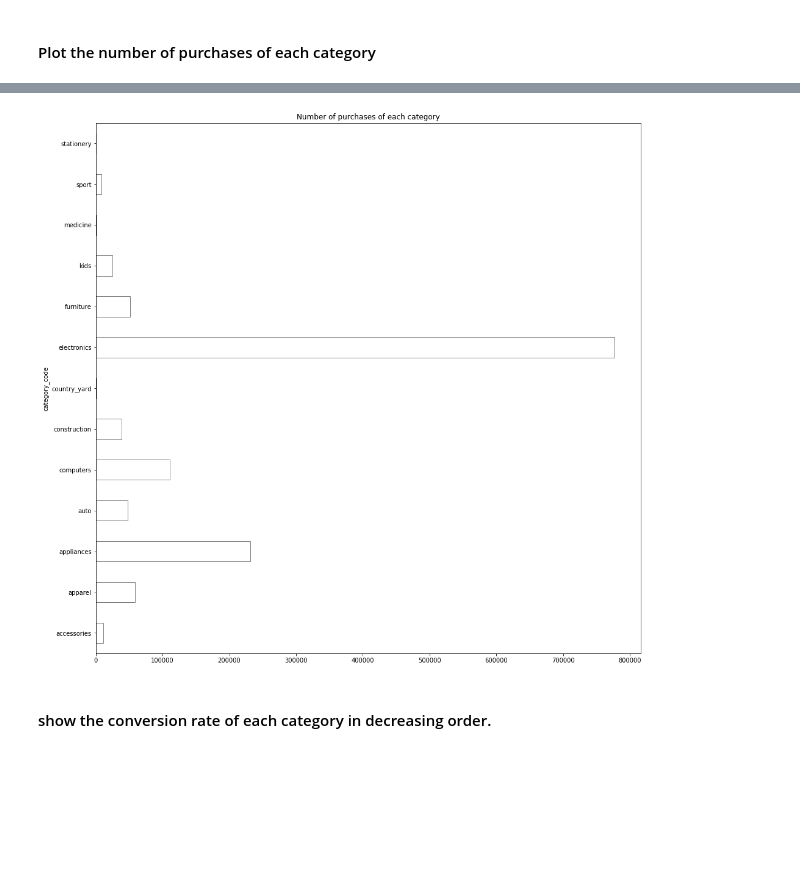
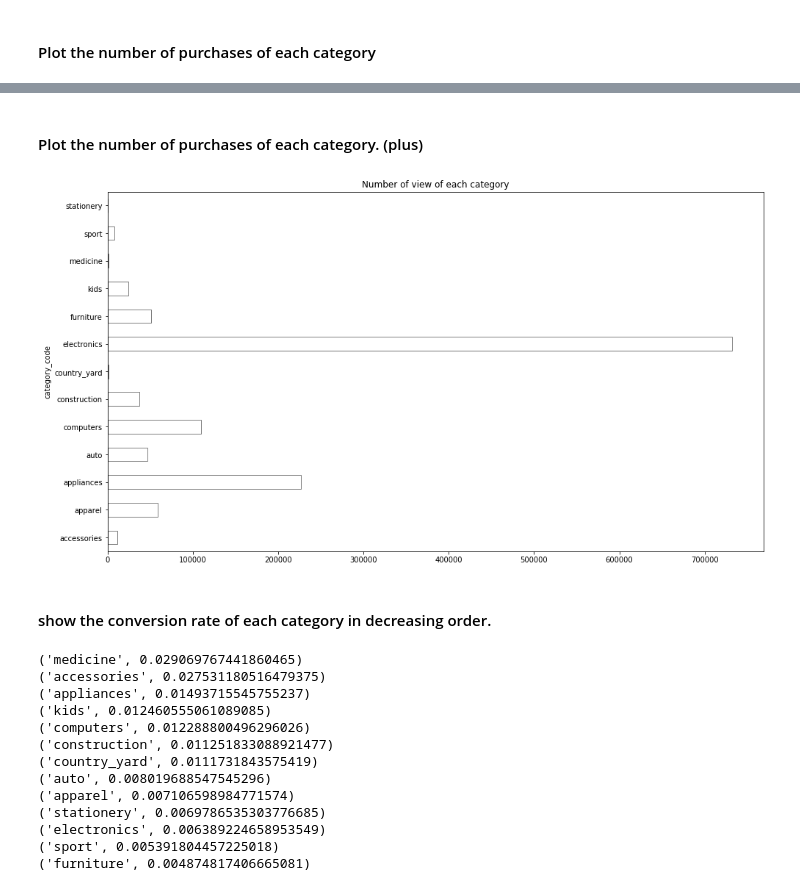
Before and after one commit to SimoneFiorellino/ADM-HW2, a Jupyter notebook: HW2_R6.ipynb, the cells around one changed output, grey strips where cells are left out. Drawn from its saved outputs; the diff is of its cells as text; code cells hidden in the pictures; blank space fills up the shorter version.

Commit message:
completed
i used only one dataset

```diff
--- a/HW2_R6.ipynb
+++ b/HW2_R6.ipynb
@@ -28,12 +39,39 @@ dropna_dataset = dataset.dropna(subset=["category_code"])
+# %% [markdown]
+#### Plot the number of purchases of each category. (plus)
+# %%
+view_dataset = dataset[dataset.event_type == 'view']
+view_dataset = view_dataset.dropna(subset=["category_code"])
 # %%
-dropna_dataset.category_code.replace('(?=\.).*','',regex=True, inplace = True)
+view_dataset.category_code.replace('(?=\.).*','',regex=True, inplace = True)
 # %%
-dropna_dataset = dropna_dataset.groupby([dropna_dataset.category_code]).category_code.count()
-dropna_dataset.plot.barh(figsize=(16,16),\
-                                 title="Number of purchases of each category",\
+view_dataset = view_dataset.groupby([view_dataset.category_code]).category_code.count()
+view_dataset.plot.barh(figsize=(16,9),\
+                                 title="Number of view of each category",\
                                   color="white", edgecolor="black", alpha=0.5)
 plt.show()
 # %% [output]
-[figure, old version]
+[figure, new version]
 # %% [markdown]
 #### show the conversion rate of each category in decreasing order.
+# %%
+def conversion_rate(zip_list):
+    return zip_list[0]/zip_list[1]
+
+zip_conversion_rate = zip(category_list, map(conversion_rate , zip(purchases_dataset, view_dataset)))
+zip_conversion_rate = sorted(zip_conversion_rate, key = lambda t: t[1], reverse=True)
+for i in zip_conversion_rate:
+    print(i)
+# %% [output]
+('medicine', 0.029069767441860465)
+('accessories', 0.027531180516479375)
+('appliances', 0.01493715545755237)
+('kids', 0.012460555061089085)
+('computers', 0.012288800496296026)
+('construction', 0.011251833088921477)
+('country_yard', 0.0111731843575419)
+('auto', 0.008019688547545296)
+('apparel', 0.007106598984771574)
+('stationery', 0.0069786535303776685)
+('electronics', 0.006389224658953549)
+('sport', 0.005391804457225018)
+('furniture', 0.004874817406665081)
```
Also changed, not shown: parts of 3 cells of this notebook, 1 other file.
